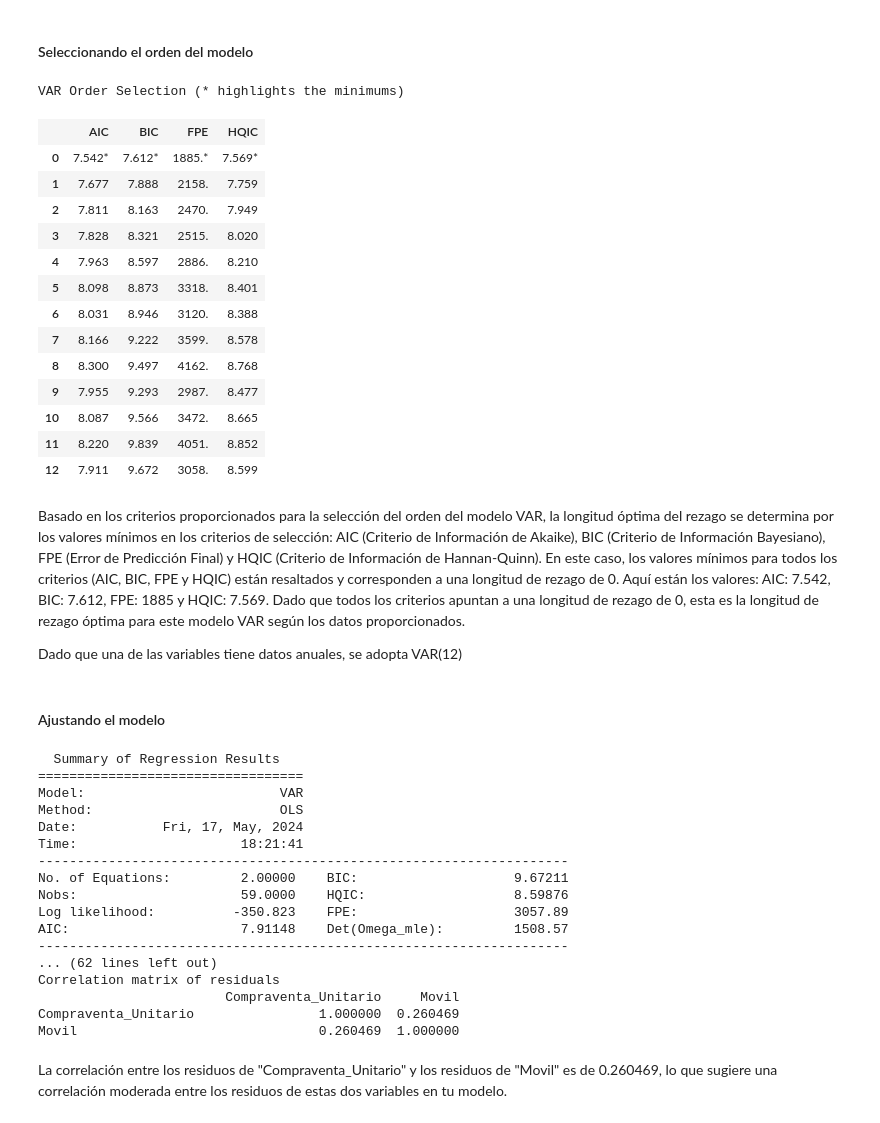
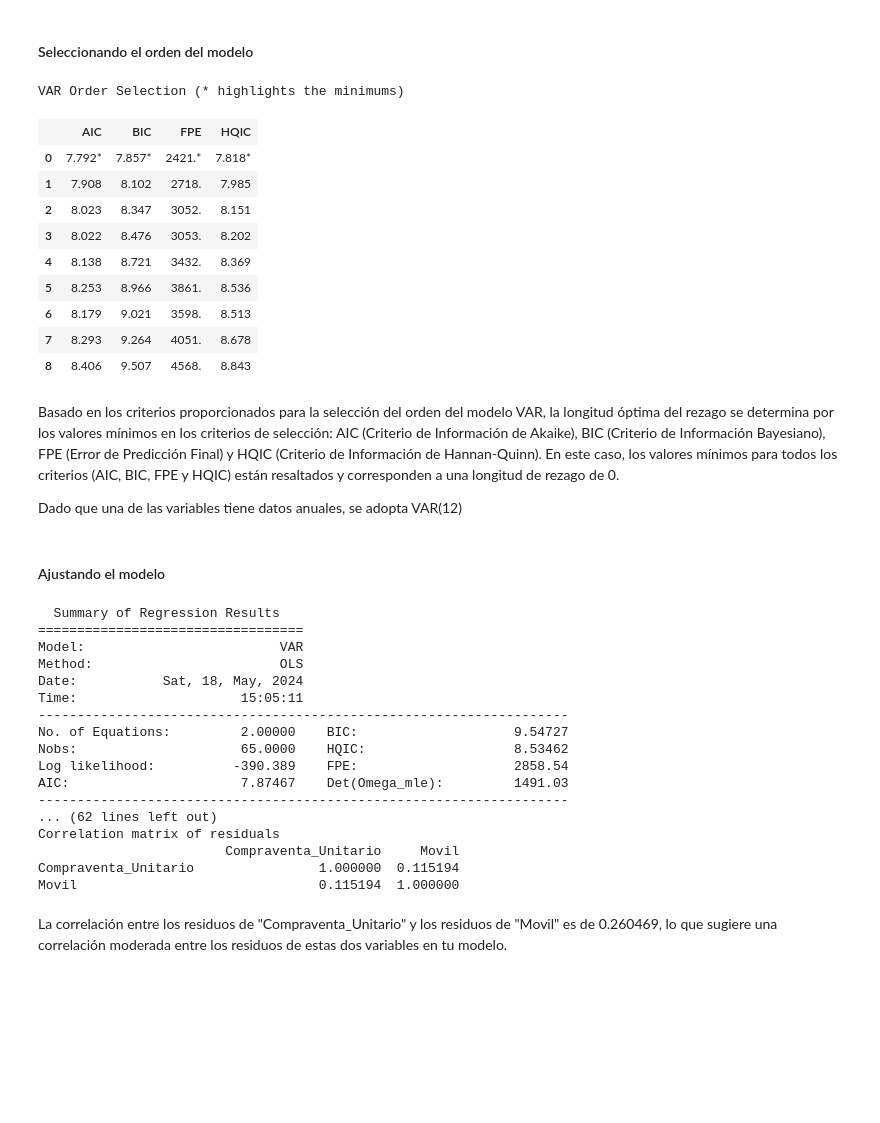
Before and after one commit to dmunozbe/TFM_DataScience, a Jupyter notebook: Forecasting/05. Sarria-Sant Gervasi/Forecasting_(Indicador_74).ipynb, the cells around one changed output. Saved outputs shown, nothing was run; the diff lists cells and outputs as text; code cells hidden in the pictures; blank space fills up the shorter version.

```diff
--- a/Forecasting/05. Sarria-Sant Gervasi/Forecasting_(Indicador_74).ipynb
+++ b/Forecasting/05. Sarria-Sant Gervasi/Forecasting_(Indicador_74).ipynb
@@ -171,7 +171,7 @@ La correlación entre "Compraventa_Unitario" y "Movil" es de 0.822176, lo que su
 # %% [markdown]
 ### Dividir los datos en conjunto de Entrenamiento y Prueba
 # %%
-fecha_division = '2022-01-01'
+fecha_division = '2022-07-01'
 
 X_train, X_test = df[df.index<fecha_division], df[df.index>=fecha_division]
 print(X_train.shape, X_test.shape)
@@ -284,26 +284,22 @@ model = VAR(X_train_transformed)
 # %% [markdown]
 #### Seleccionando el orden del modelo
 # %%
-modelsel=model.select_order(12)
+modelsel=model.select_order(8)
 modelsel.summary()
 # %% [output]
 VAR Order Selection (* highlights the minimums)
 |  | AIC | BIC | FPE | HQIC |
-| 0 | 7.542* | 7.612* | 1885.* | 7.569* |
-| 1 | 7.677 | 7.888 | 2158. | 7.759 |
-| 2 | 7.811 | 8.163 | 2470. | 7.949 |
-| 3 | 7.828 | 8.321 | 2515. | 8.020 |
-| 4 | 7.963 | 8.597 | 2886. | 8.210 |
-| 5 | 8.098 | 8.873 | 3318. | 8.401 |
-| 6 | 8.031 | 8.946 | 3120. | 8.388 |
-| 7 | 8.166 | 9.222 | 3599. | 8.578 |
-| 8 | 8.300 | 9.497 | 4162. | 8.768 |
-| 9 | 7.955 | 9.293 | 2987. | 8.477 |
-| 10 | 8.087 | 9.566 | 3472. | 8.665 |
-| 11 | 8.220 | 9.839 | 4051. | 8.852 |
-| 12 | 7.911 | 9.672 | 3058. | 8.599 |
+| 0 | 7.792* | 7.857* | 2421.* | 7.818* |
+| 1 | 7.908 | 8.102 | 2718. | 7.985 |
+| 2 | 8.023 | 8.347 | 3052. | 8.151 |
+| 3 | 8.022 | 8.476 | 3053. | 8.202 |
+| 4 | 8.138 | 8.721 | 3432. | 8.369 |
+| 5 | 8.253 | 8.966 | 3861. | 8.536 |
+| 6 | 8.179 | 9.021 | 3598. | 8.513 |
+| 7 | 8.293 | 9.264 | 4051. | 8.678 |
+| 8 | 8.406 | 9.507 | 4568. | 8.843 |
 # %% [markdown]
-Basado en los criterios proporcionados para la selección del orden del modelo VAR, la longitud óptima del rezago se determina por los valores mínimos en los criterios de selección: AIC (Criterio de Información de Akaike), BIC (Criterio de Información Bayesiano), FPE (Error de Predicción Final) y HQIC (Criterio de Información de Hannan-Quinn). En este caso, los valores mínimos para todos los criterios (AIC, BIC, FPE y HQIC) están resaltados y corresponden a una longitud de rezago de 0. Aquí están los valores: AIC: 7.542, BIC: 7.612, FPE: 1885 y HQIC: 7.569. Dado que todos los criterios apuntan a una longitud de rezago de 0, esta es la longitud de rezago óptima para este modelo VAR según los datos proporcionados.
+Basado en los criterios proporcionados para la selección del orden del modelo VAR, la longitud óptima del rezago se determina por los valores mínimos en los criterios de selección: AIC (Criterio de Información de Akaike), BIC (Criterio de Información Bayesiano), FPE (Error de Predicción Final) y HQIC (Criterio de Información de Hannan-Quinn). En este caso, los valores mínimos para todos los criterios (AIC, BIC, FPE y HQIC) están resaltados y corresponden a una longitud de rezago de 0.
 
 Dado que una de las variables tiene datos anuales, se adopta VAR(12)
 # %% [markdown]
@@ -316,19 +312,19 @@ res.summary()
 ==================================
 Model:                         VAR
 Method:                        OLS
-Date:           Fri, 17, May, 2024
-Time:                     18:21:41
+Date:           Sat, 18, May, 2024
+Time:                     15:05:11
 --------------------------------------------------------------------
-No. of Equations:         2.00000    BIC:                    9.67211
-Nobs:                     59.0000    HQIC:                   8.59876
-Log likelihood:          -350.823    FPE:                    3057.89
-AIC:                      7.91148    Det(Omega_mle):         1508.57
+No. of Equations:         2.00000    BIC:                    9.54727
+Nobs:                     65.0000    HQIC:                   8.53462
+Log likelihood:          -390.389    FPE:                    2858.54
+AIC:                      7.87467    Det(Omega_mle):         1491.03
 --------------------------------------------------------------------
 ... (62 lines left out)
 Correlation matrix of residuals
                         Compraventa_Unitario     Movil
-Compraventa_Unitario                1.000000  0.260469
-Movil                               0.260469  1.000000
+Compraventa_Unitario                1.000000  0.115194
+Movil                               0.115194  1.000000
 # %% [markdown]
 La correlación entre los residuos de "Compraventa_Unitario" y los residuos de "Movil" es de 0.260469, lo que sugiere una correlación moderada entre los residuos de estas dos variables en tu modelo.
 # %%
```
Also changed, not shown: parts of 18 cells of this notebook.
